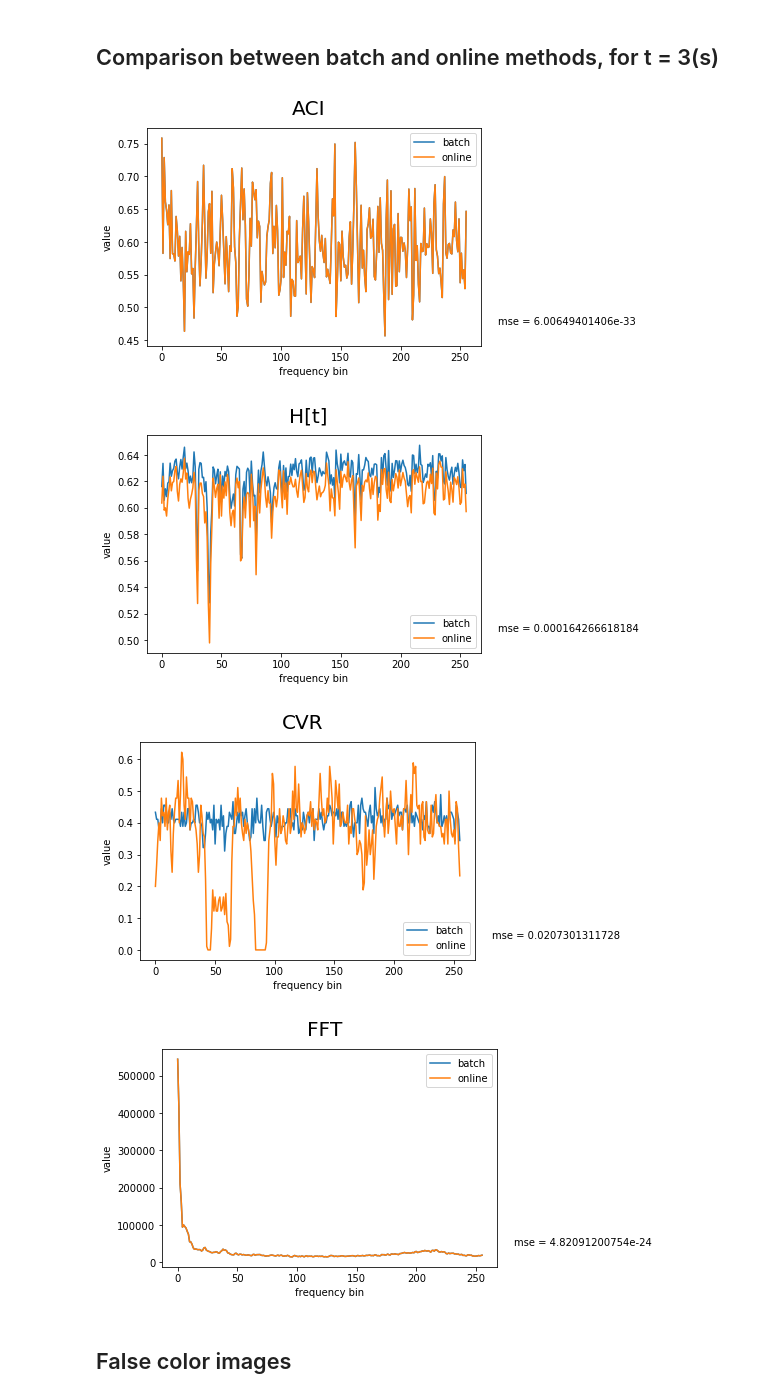
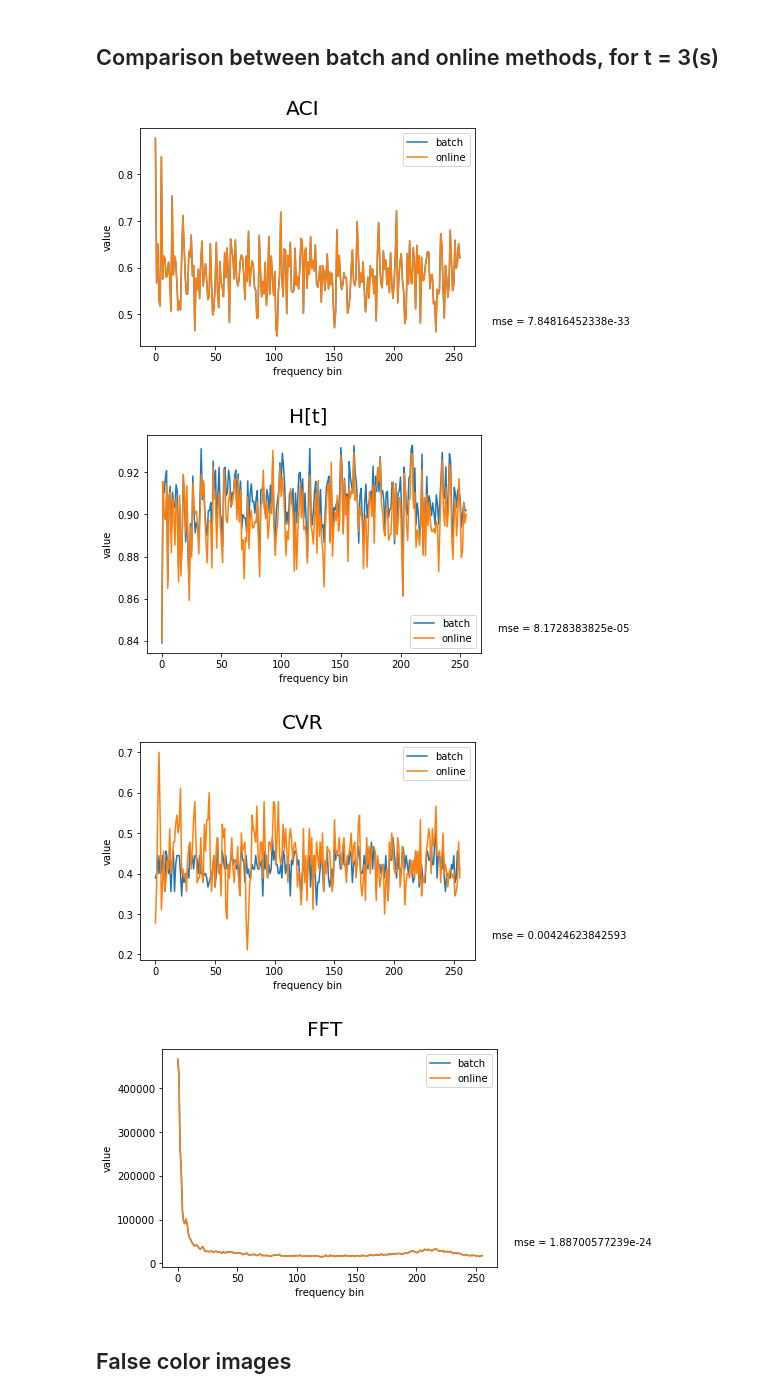
Before and after one commit to kwea123/acoustic-indices, a Jupyter notebook: 100_1030am_NewForest_Bee.ipynb, the cells around one changed output. Saved outputs shown, nothing was run; the diff lists cells and outputs as text; code cells hidden in the pictures.

Commit message:
cvr comparison repeating signal

```diff
--- a/100_1030am_NewForest_Bee.ipynb
+++ b/100_1030am_NewForest_Bee.ipynb
@@ -27,11 +33,12 @@ def compute_acoustic_indices_batch(w, total_length, t, fbs=256, fs=48000):
     """
     freqs = np.linspace(0, fs/2, fbs)
     N = t*fs//(2*fbs) # number of cells in each time span
+    AMP_THR = 1.2589 # amplitude that corresponds to 2 dB
     aci_matrix = []
     h_t_matrix = []
     cvr_matrix = []
     fft_matrix = []
-    aci_previous = np.zeros((1,fbs))
+    aci_previous = np.zeros(fbs)
     for j in range(total_length//t): # for each time span
         amps = np.array([np.abs(np.fft.rfft(w[j*fs+i*2*fbs:j*fs+(i+1)*2*fbs]*hamming, 2*fbs))[:fbs] for i in range(N)]) # fft the corresponding segment
         aci = (np.abs(amps[0]-aci_previous)+np.sum(np.abs(np.diff(amps,axis=0)),axis=0))/np.sum(amps,axis=0) # aci vector
@@ -39,7 +46,7 @@ def compute_acoustic_indices_batch(w, total_length, t, fbs=256, fs=48000):
 #         aci_avg = np.average(aci[14:]) # remove low freqs, this is aci_index (not used at the moment)
         aci_matrix.append(aci)
         prob_masses = [amps[:,i]**2/np.sum(amps[:,i]**2) for i in range(fbs)] # entropy for each freq bin
-        entropies = [entropy(e)/np.log2(N) for e in prob_masses] # H[t] vector
+        entropies = [entropy(e)/np.log(N) for e in prob_masses] # H[t] vector
 #         e = np.abs(np.fft.rfft(w))**2
 #         h_t = entropy(e/np.sum(e))/np.log2(N) # entropy of the signal
         h_t_matrix.append(entropies)
@@ -48,8 +55,7 @@ def compute_acoustic_indices_batch(w, total_length, t, fbs=256, fs=48000):
         amps_std = np.std(amps,axis=0)
         fft_matrix.append(amps_mean*N)
         noise = amps_mean+0.1*amps_std
-        dbs = 20*np.log10(amps-noise)
-        cvr = np.sum(dbs>2,axis=0)/dbs.shape[0] # cvr vector
+        cvr = np.sum(amps-noise>AMP_THR,axis=0)/N # cvr vector
 #         cvr_avg = np.average(cvr[14:]) # cvr_index (not used)
         cvr_matrix.append(cvr)
     return freqs, np.array(aci_matrix), np.array(h_t_matrix), np.array(cvr_matrix), np.array(fft_matrix)
@@ -189,16 +207,16 @@ _, aci_matrix2, h_t_matrix2, cvr_matrix2, fft_matrix2 = compute_acoustic_indices
 # %% [markdown]
 <h2> Comparison between batch and online methods, for t = 3(s) </h2>
 # %%
-t = 3
+t = 5
 plot_comparison("ACI", aci_matrix[t], aci_matrix2[t], "batch", "online")
-plot_comparison("H[t]", h_t_matrix[t], h_t_matrix2[t]/1.6, "batch", "online") #approximation is scaled
+plot_comparison("H[t]", h_t_matrix[t], h_t_matrix2[t]/1.1, "batch", "online") #approximation is scaled
 plot_comparison("CVR", cvr_matrix[t], cvr_matrix2[t], "batch", "online")
 plot_comparison("FFT", fft_matrix[t], fft_matrix2[t], "batch", "online")
 # %% [output]
-[figure, old version]
+[figure, new version]
-[figure, old version]
+[figure, new version]
-[figure, old version]
+[figure, new version]
-[figure, old version]
+[figure, new version]
 # %%
 def normalize(matrix, lb, ub, asint):
     """
```
Also changed, not shown: parts of 9 cells of this notebook.
